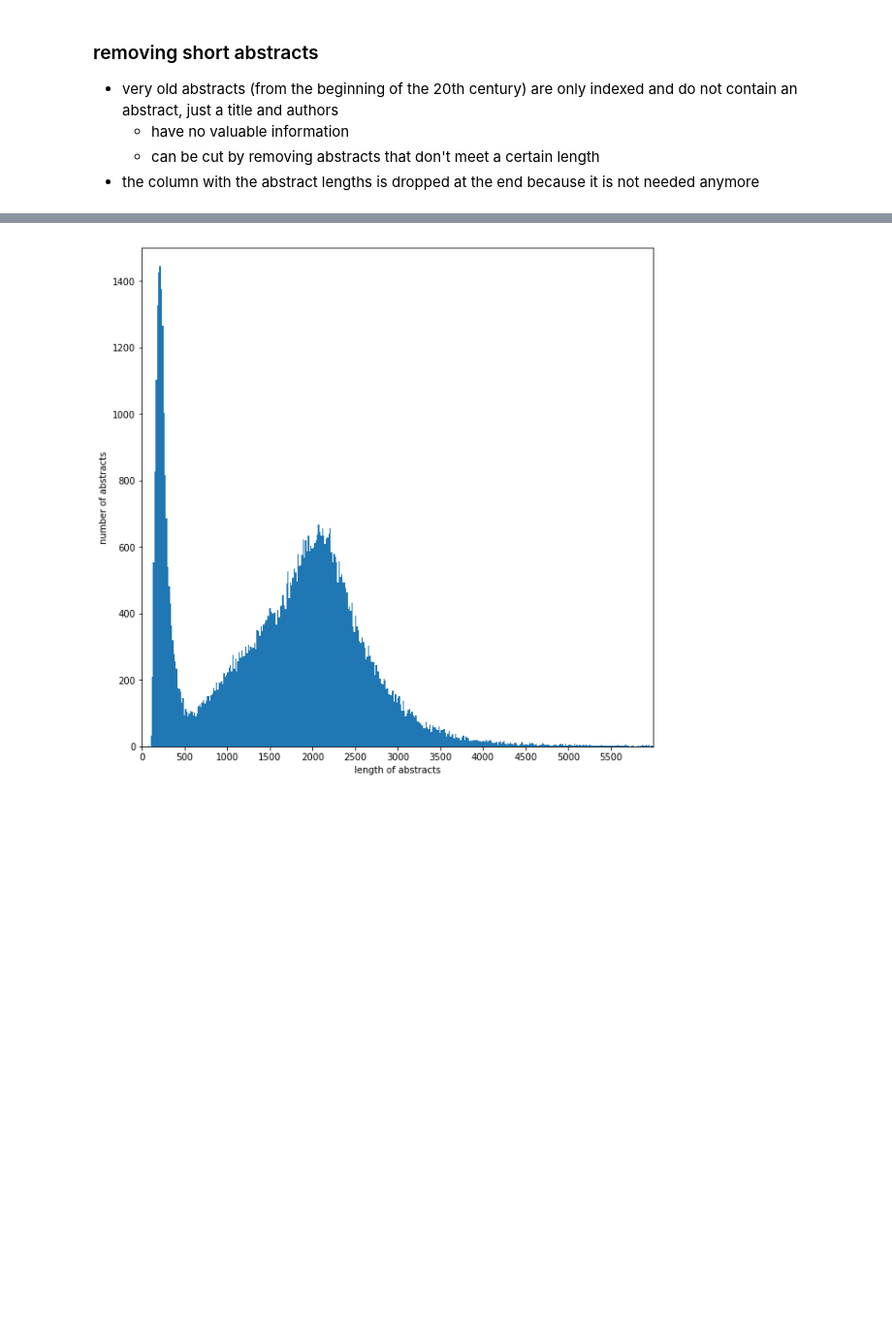
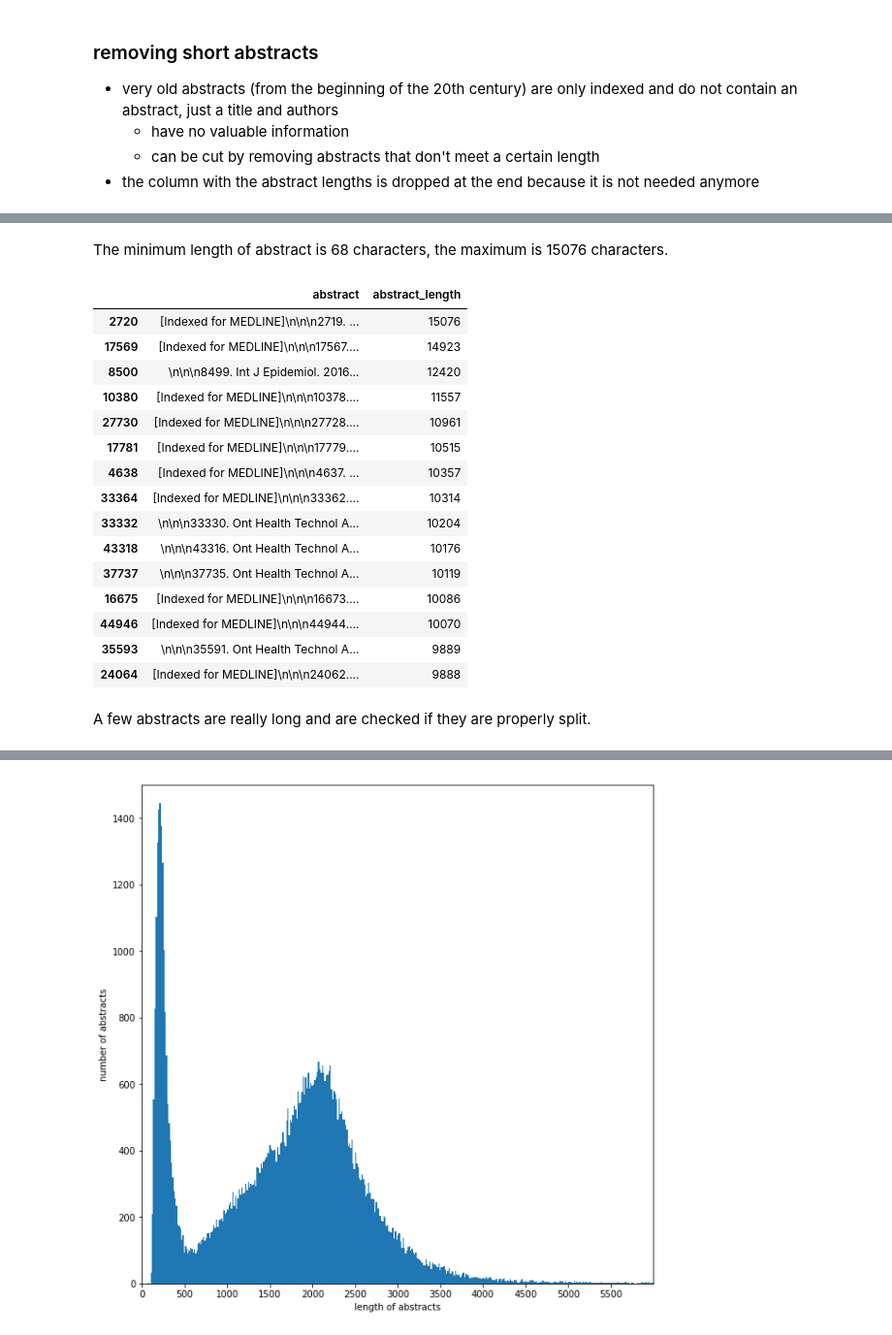
Before and after one commit to kludt/gesellenstueck, a Jupyter notebook: notebooks/labeling_significance_of_results.ipynb, the cells around one changed output, grey strips where cells are left out. Shown at 97% size. Cells and saved outputs as stored; diff of their text form; code cells hidden in the pictures; blank space fills up the shorter version.

Commit message:
working with abstract legnth

```diff
--- a/notebooks/labeling_significance_of_results.ipynb
+++ b/notebooks/labeling_significance_of_results.ipynb
@@ -23,3 +23,5 @@ abstracts.head()
 - the column with the abstract lengths is dropped at the end because it is not needed anymore
 # %%
 abstracts['abstract_length'] = abstracts.abstract.str.len()
+# %%
+abstracts_length = abstracts.sort_values('abstract_length', ascending=False)
@@ -25,0 +40,23 @@ abstracts['abstract_length'] = abstracts.abstract.str.len()
+# %% [markdown]
+The minimum length of abstract is 68 characters, the maximum is 15076 characters.
+# %%
+abstracts_length.head(15)
+# %% [output]
+|  | abstract | abstract_length |
+| 2720 | [Indexed for MEDLINE]\n\n\n2719. ... | 15076 |
+| 17569 | [Indexed for MEDLINE]\n\n\n17567.... | 14923 |
+| 8500 | \n\n\n8499. Int J Epidemiol. 2016... | 12420 |
+| 10380 | [Indexed for MEDLINE]\n\n\n10378.... | 11557 |
+| 27730 | [Indexed for MEDLINE]\n\n\n27728.... | 10961 |
+| 17781 | [Indexed for MEDLINE]\n\n\n17779.... | 10515 |
+| 4638 | [Indexed for MEDLINE]\n\n\n4637. ... | 10357 |
+| 33364 | [Indexed for MEDLINE]\n\n\n33362.... | 10314 |
+| 33332 | \n\n\n33330. Ont Health Technol A... | 10204 |
+| 43318 | \n\n\n43316. Ont Health Technol A... | 10176 |
+| 37737 | \n\n\n37735. Ont Health Technol A... | 10119 |
+| 16675 | [Indexed for MEDLINE]\n\n\n16673.... | 10086 |
+| 44946 | [Indexed for MEDLINE]\n\n\n44944.... | 10070 |
+| 35593 | \n\n\n35591. Ont Health Technol A... | 9889 |
+| 24064 | [Indexed for MEDLINE]\n\n\n24062.... | 9888 |
+# %% [markdown]
+A few abstracts are really long and are checked if they are properly split.
```
Also changed, not shown: parts of 7 cells of this notebook.
